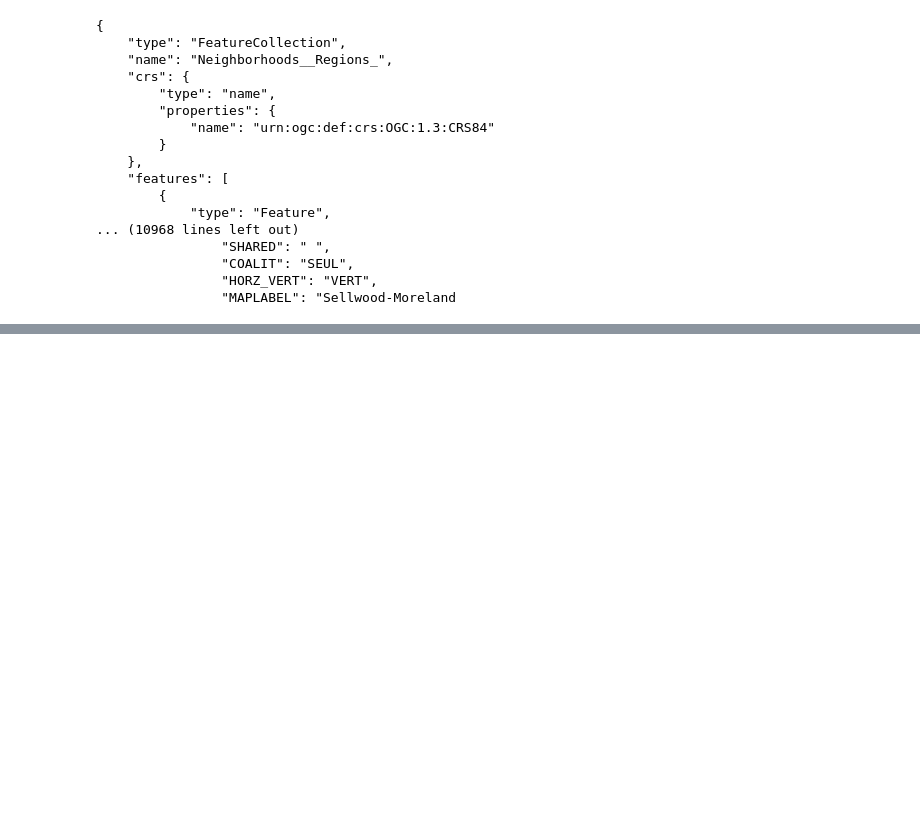
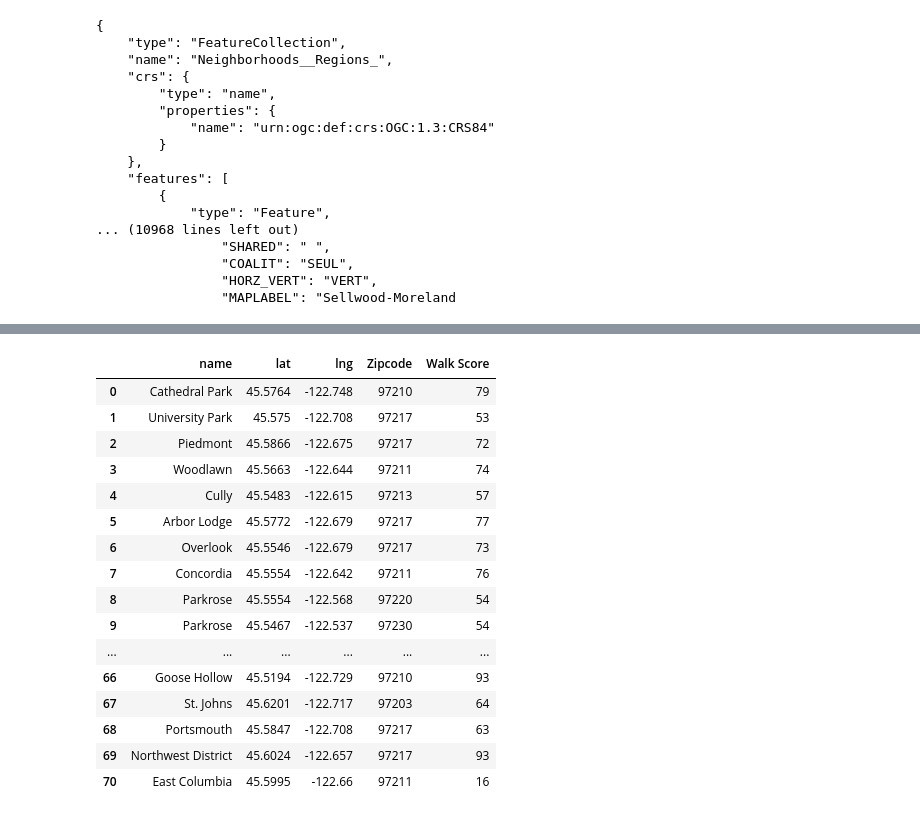
Before and after one commit to troypramsey/WalkabilityRaceIncome_InPortland_2012-2018, a Jupyter notebook: Neighborhoods_Zipcodes.ipynb, the cells around one changed output, grey strips where cells are left out. Saved outputs shown, nothing was run; the diff lists cells and outputs as text; code cells hidden in the pictures; blank space fills up the shorter version.

```diff
--- a/OSM Test.ipynb
+++ b/Neighborhoods_Zipcodes.ipynb
@@ -113,0 +85,19 @@ query_df
+# %%
+query_df.iloc[4,0] = 'Cully'
+query_df.iloc[9,0] = 'Sumner'
+query_df.iloc[15,0] = 'Parkrose'
+query_df.iloc[24,0] = 'Old Town Chinatown'
+query_df.iloc[26,0] = 'Buckman'
+query_df.iloc[33,0] = 'Brooklyn'
+query_df.iloc[38,0] = 'Sellwood-Moreland'
+query_df.iloc[56,0] = 'Southwest Hills'
+query_df.iloc[64,0] = 'Centennial'
+query_df.iloc[69,0] = 'Wilkes'
+query_df.iloc[76,0] = 'Irvington'
+query_df.iloc[77,0] = 'Sabin'
+query_df.iloc[82,0] = 'Lloyd District'
+query_df.iloc[83,0] = 'Goose Hollow'
+query_df.iloc[86,0] = 'Hosford-Abernathy'
+query_df.iloc[90,0] = 'Northwest District'
+
+query_df
@@ -113,0 +146,24 @@ query_df
+# %%
+merged_df = query_df.merge(walkscore_df, left_on='name', right_on='Name')
+# %%
+merged_df.drop(columns=['Rank', 'Name', 'Transit Score', 'Bike Score', 'Population'], inplace=True)
+# %%
+merged_df
+# %% [output]
+|  | name | lat | lng | Zipcode | Walk Score |
+| 0 | Cathedral Park | 45.5764 | -122.748 | 97210 | 79 |
+| 1 | University Park | 45.575 | -122.708 | 97217 | 53 |
+| 2 | Piedmont | 45.5866 | -122.675 | 97217 | 72 |
+| 3 | Woodlawn | 45.5663 | -122.644 | 97211 | 74 |
+| 4 | Cully | 45.5483 | -122.615 | 97213 | 57 |
+| 5 | Arbor Lodge | 45.5772 | -122.679 | 97217 | 77 |
+| 6 | Overlook | 45.5546 | -122.679 | 97217 | 73 |
+| 7 | Concordia | 45.5554 | -122.642 | 97211 | 76 |
+| 8 | Parkrose | 45.5554 | -122.568 | 97220 | 54 |
+| 9 | Parkrose | 45.5467 | -122.537 | 97230 | 54 |
+| ... | ... | ... | ... | ... | ... |
+| 66 | Goose Hollow | 45.5194 | -122.729 | 97210 | 93 |
+| 67 | St. Johns | 45.6201 | -122.717 | 97203 | 64 |
+| 68 | Portsmouth | 45.5847 | -122.708 | 97217 | 63 |
+| 69 | Northwest District | 45.6024 | -122.657 | 97217 | 93 |
+| 70 | East Columbia | 45.5995 | -122.66 | 97211 | 16 |
```
Also changed, not shown: parts of 15 cells of this notebook, 2 other files.
